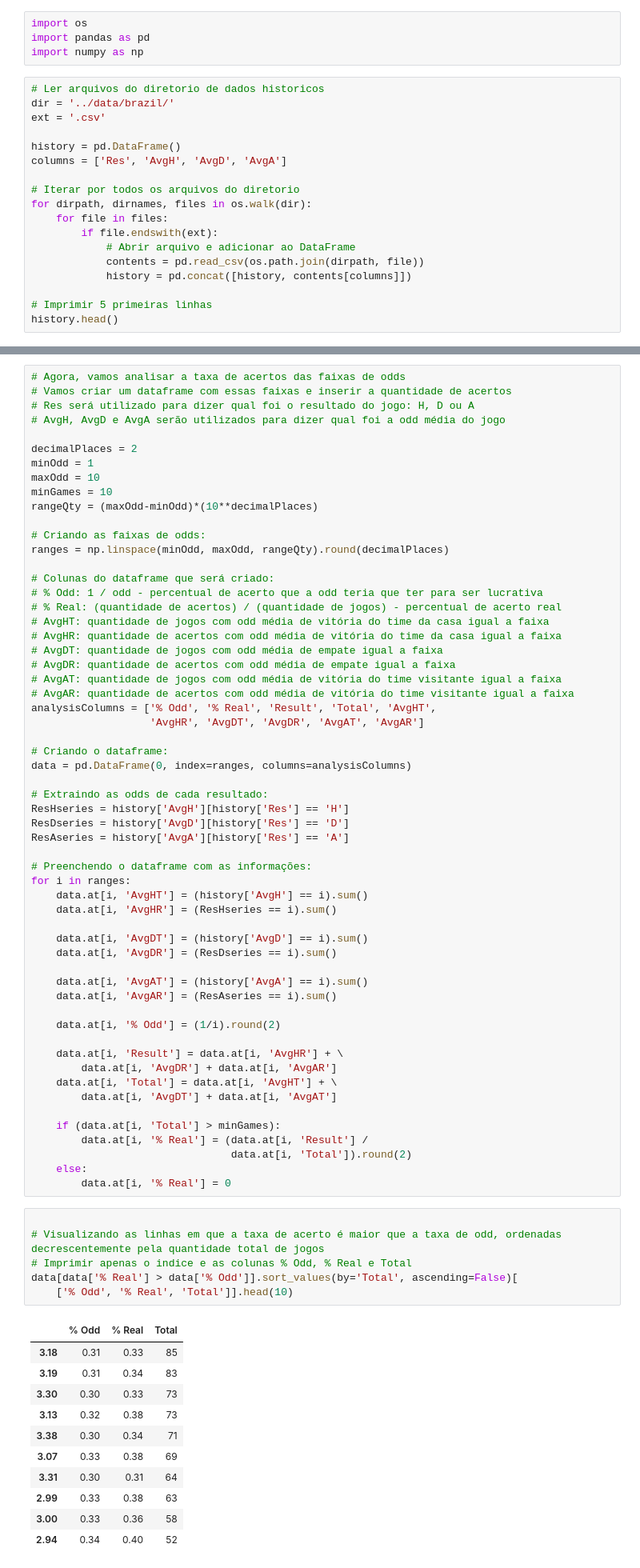
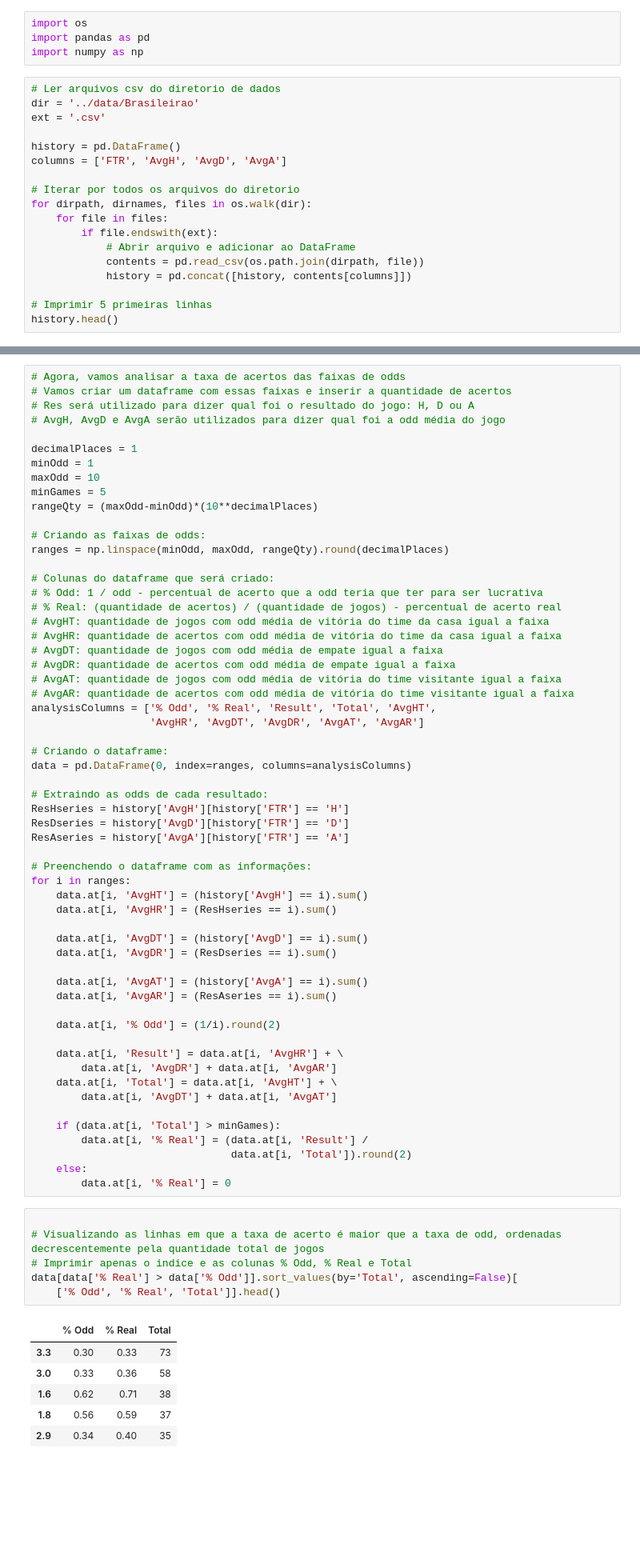
Before and after one commit to rrvsrafael/SportsBettingDataAnalysis, a Jupyter notebook: src/initial.ipynb, the cells around one changed output, grey strips where cells are left out. Shown at 80% size. Cells and saved outputs as stored; diff of their text form; blank space fills up the shorter version.

```diff
--- a/src/initial.ipynb
+++ b/src/initial.ipynb
@@ -3,12 +3,12 @@ import os
 import pandas as pd
 import numpy as np
 # %%
-# Ler arquivos do diretorio de dados historicos
-dir = '../data/brazil/'
+# Ler arquivos csv do diretorio de dados
+dir = '../data/Brasileirao'
 ext = '.csv'
 
 history = pd.DataFrame()
-columns = ['Res', 'AvgH', 'AvgD', 'AvgA']
+columns = ['FTR', 'AvgH', 'AvgD', 'AvgA']
 
 # Iterar por todos os arquivos do diretorio
 for dirpath, dirnames, files in os.walk(dir):
@@ -33,10 +33,10 @@ history.head()
 # Res será utilizado para dizer qual foi o resultado do jogo: H, D ou A
 # AvgH, AvgD e AvgA serão utilizados para dizer qual foi a odd média do jogo
 
-decimalPlaces = 2
+decimalPlaces = 1
 minOdd = 1
 maxOdd = 10
-minGames = 10
+minGames = 5
 rangeQty = (maxOdd-minOdd)*(10**decimalPlaces)
 
 # Criando as faixas de odds:
@@ -58,9 +58,9 @@ analysisColumns = ['% Odd', '% Real', 'Result', 'Total', 'AvgHT',
 data = pd.DataFrame(0, index=ranges, columns=analysisColumns)
 
 # Extraindo as odds de cada resultado:
-ResHseries = history['AvgH'][history['Res'] == 'H']
-ResDseries = history['AvgD'][history['Res'] == 'D']
-ResAseries = history['AvgA'][history['Res'] == 'A']
+ResHseries = history['AvgH'][history['FTR'] == 'H']
+ResDseries = history['AvgD'][history['FTR'] == 'D']
+ResAseries = history['AvgA'][history['FTR'] == 'A']
 
 # Preenchendo o dataframe com as informações:
 for i in ranges:
@@ -88,19 +88,14 @@ for i in ranges:
 # %%
 
 # Visualizando as linhas em que a taxa de acerto é maior que a taxa de odd, ordenadas decrescentemente pela quantidade total de jogos
 # Imprimir apenas o indice e as colunas % Odd, % Real e Total
 data[data['% Real'] > data['% Odd']].sort_values(by='Total', ascending=False)[
-    ['% Odd', '% Real', 'Total']].head(10)
+    ['% Odd', '% Real', 'Total']].head()
 # %% [output]
 |  | % Odd | % Real | Total |
-| 3.18 | 0.31 | 0.33 | 85 |
-| 3.19 | 0.31 | 0.34 | 83 |
-| 3.30 | 0.30 | 0.33 | 73 |
-| 3.13 | 0.32 | 0.38 | 73 |
-| 3.38 | 0.30 | 0.34 | 71 |
-| 3.07 | 0.33 | 0.38 | 69 |
-| 3.31 | 0.30 | 0.31 | 64 |
-| 2.99 | 0.33 | 0.38 | 63 |
-| 3.00 | 0.33 | 0.36 | 58 |
-| 2.94 | 0.34 | 0.40 | 52 |
+| 3.3 | 0.30 | 0.33 | 73 |
+| 3.0 | 0.33 | 0.36 | 58 |
+| 1.6 | 0.62 | 0.71 | 38 |
+| 1.8 | 0.56 | 0.59 | 37 |
+| 2.9 | 0.34 | 0.40 | 35 |
 # %%
```
Also changed, not shown: parts of 4 cells of this notebook, 6 other files.
